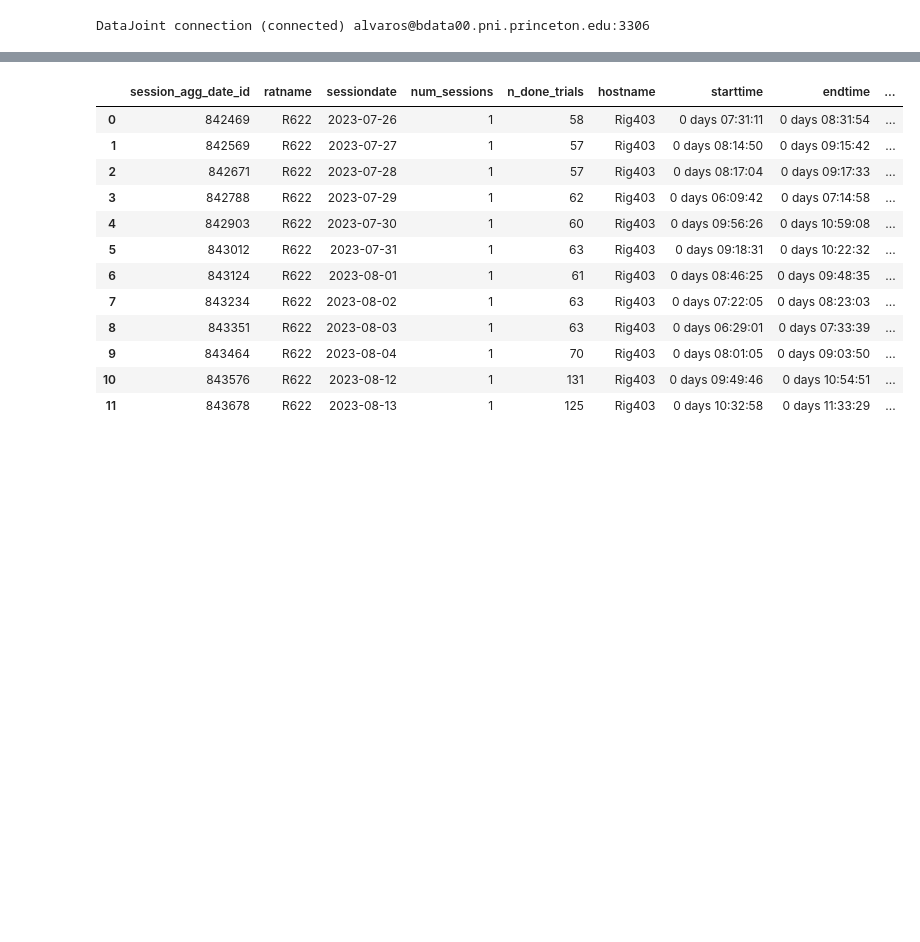
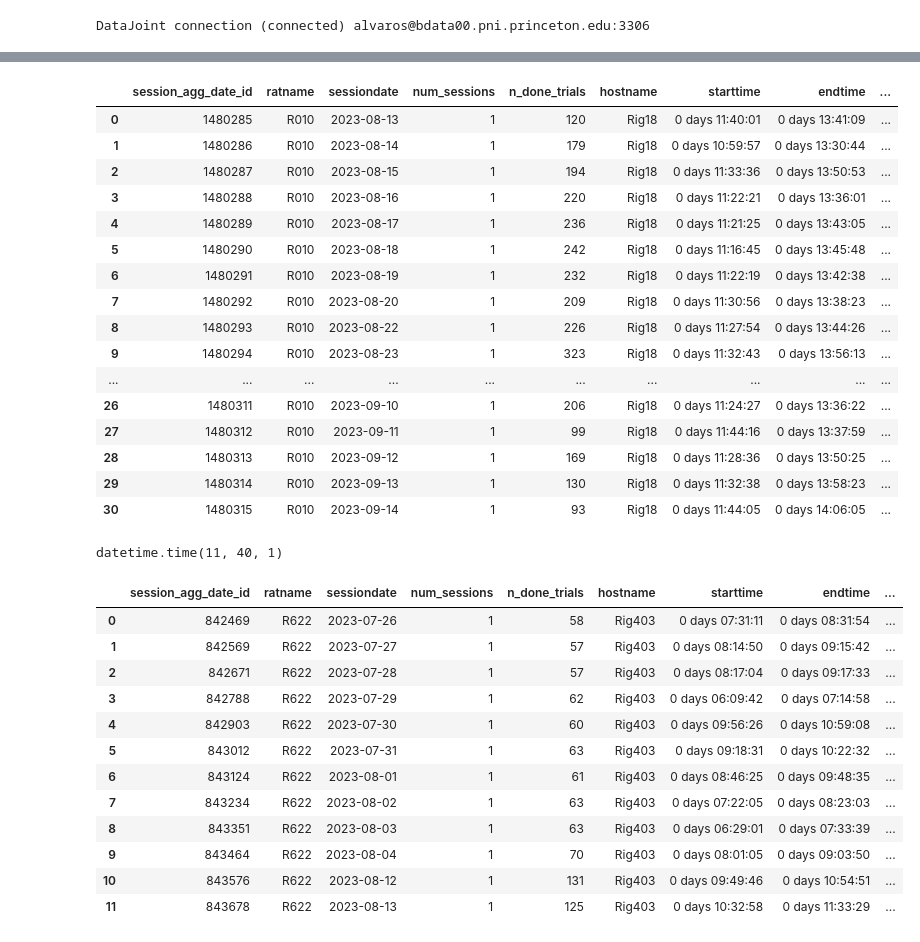
Before and after one commit to Brody-Lab/bl_pipeline_python, a Jupyter notebook: notebooks/tutorials/Read_agg_date_table.ipynb, the cells around one changed output, grey strips where cells are left out. Cells and saved outputs as stored; diff of their text form; code cells hidden in the pictures; blank space fills up the shorter version.

```diff
--- a/notebooks/tutorials/Read_agg_date_table.ipynb
+++ b/notebooks/tutorials/Read_agg_date_table.ipynb
@@ -47,0 +55,20 @@ df_agg_data
+# %%
+df_agg_data
+# %% [output]
+|  | session_agg_date_id | ratname | sessiondate | num_sessions | n_done_trials | hostname | starttime | endtime | ... |
+| 0 | 1480285 | R010 | 2023-08-13 | 1 | 120 | Rig18 | 0 days 11:40:01 | 0 days 13:41:09 | ... |
+| 1 | 1480286 | R010 | 2023-08-14 | 1 | 179 | Rig18 | 0 days 10:59:57 | 0 days 13:30:44 | ... |
+| 2 | 1480287 | R010 | 2023-08-15 | 1 | 194 | Rig18 | 0 days 11:33:36 | 0 days 13:50:53 | ... |
+| 3 | 1480288 | R010 | 2023-08-16 | 1 | 220 | Rig18 | 0 days 11:22:21 | 0 days 13:36:01 | ... |
+| 4 | 1480289 | R010 | 2023-08-17 | 1 | 236 | Rig18 | 0 days 11:21:25 | 0 days 13:43:05 | ... |
+| 5 | 1480290 | R010 | 2023-08-18 | 1 | 242 | Rig18 | 0 days 11:16:45 | 0 days 13:45:48 | ... |
+| 6 | 1480291 | R010 | 2023-08-19 | 1 | 232 | Rig18 | 0 days 11:22:19 | 0 days 13:42:38 | ... |
+| 7 | 1480292 | R010 | 2023-08-20 | 1 | 209 | Rig18 | 0 days 11:30:56 | 0 days 13:38:23 | ... |
+| 8 | 1480293 | R010 | 2023-08-22 | 1 | 226 | Rig18 | 0 days 11:27:54 | 0 days 13:44:26 | ... |
+| 9 | 1480294 | R010 | 2023-08-23 | 1 | 323 | Rig18 | 0 days 11:32:43 | 0 days 13:56:13 | ... |
+| ... | ... | ... | ... | ... | ... | ... | ... | ... | ... |
+| 26 | 1480311 | R010 | 2023-09-10 | 1 | 206 | Rig18 | 0 days 11:24:27 | 0 days 13:36:22 | ... |
+| 27 | 1480312 | R010 | 2023-09-11 | 1 | 99 | Rig18 | 0 days 11:44:16 | 0 days 13:37:59 | ... |
+| 28 | 1480313 | R010 | 2023-09-12 | 1 | 169 | Rig18 | 0 days 11:28:36 | 0 days 13:50:25 | ... |
+| 29 | 1480314 | R010 | 2023-09-13 | 1 | 130 | Rig18 | 0 days 11:32:38 | 0 days 13:58:23 | ... |
+| 30 | 1480315 | R010 | 2023-09-14 | 1 | 93 | Rig18 | 0 days 11:44:05 | 0 days 14:06:05 | ... |
@@ -48,3 +78,7 @@ df_agg_data
+# %%
+df_agg_data.loc[0, 'newstarttime']
+# %% [output]
+datetime.time(11, 40, 1)
 # %%
 #file = open('session_agg_date_R622s.pickle', 'wb')
 
```
Also changed, not shown: parts of 3 cells of this notebook.
